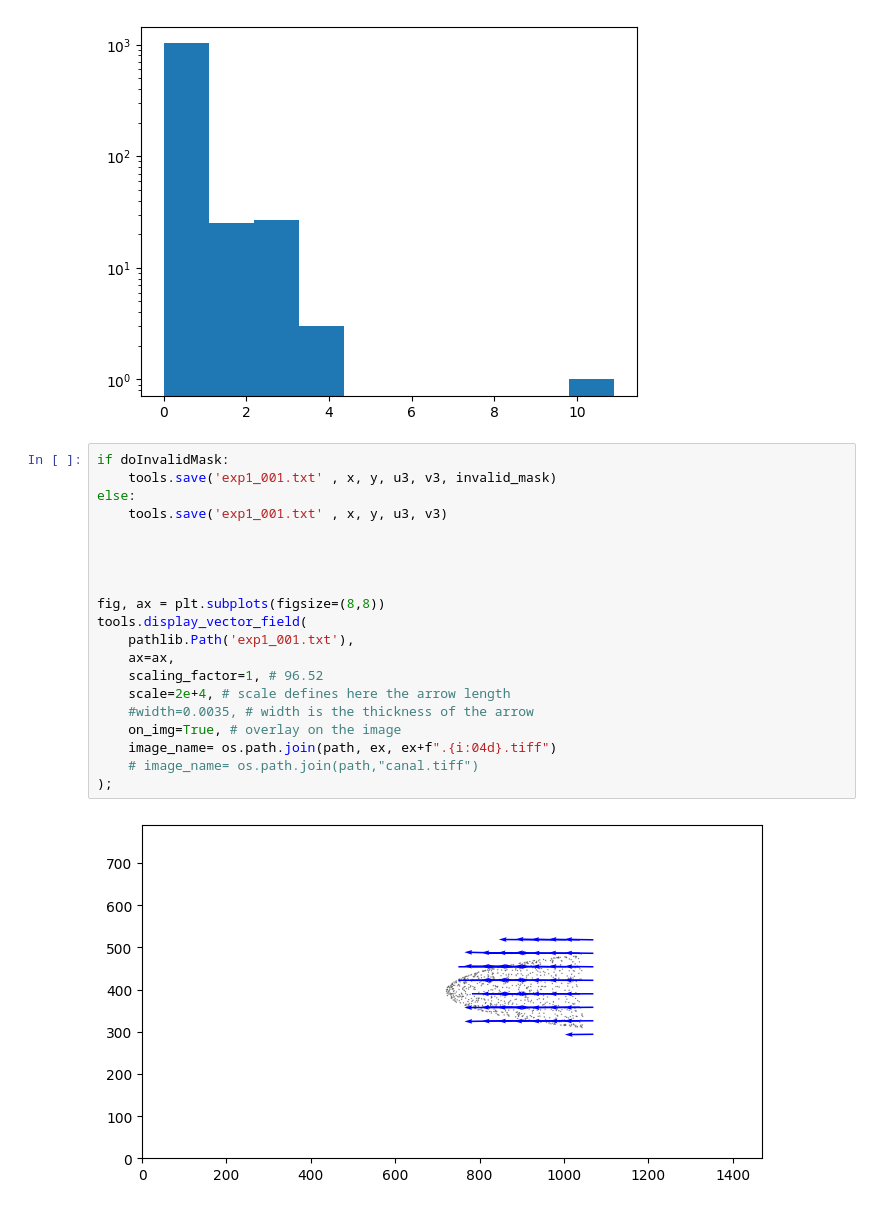
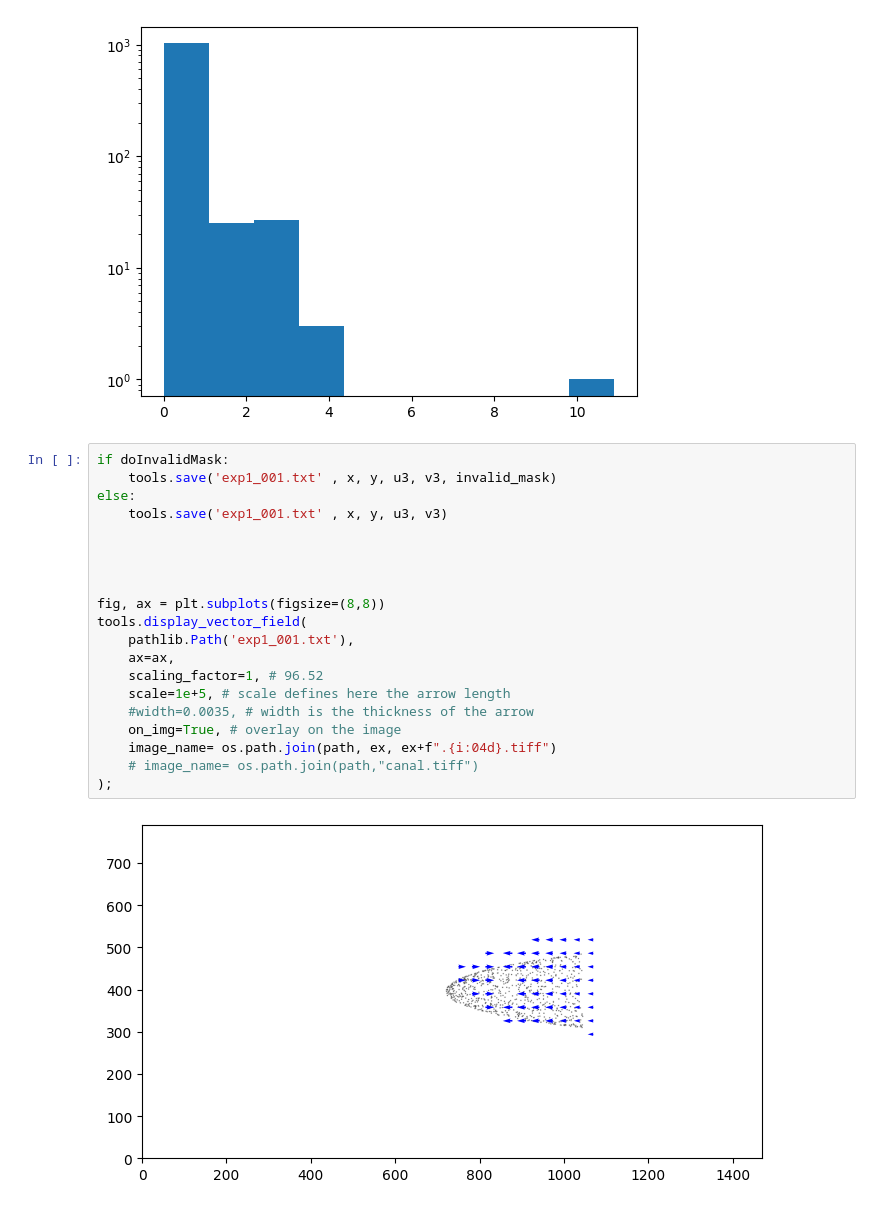
Before and after one commit to MoVo01/PIV-Test, a Jupyter notebook: PIV-Test.ipynb, the cells around one changed output. Saved outputs shown, nothing was run; the diff lists cells and outputs as text.

```diff
--- a/PIV-Test.ipynb
+++ b/PIV-Test.ipynb
@@ -108,22 +108,22 @@ if doScaling:
 # %%
 if doInvalidMask:
     tools.save('exp1_001.txt' , x, y, u3, v3, invalid_mask)
 else:
     tools.save('exp1_001.txt' , x, y, u3, v3)
 
 
 
 
 fig, ax = plt.subplots(figsize=(8,8))
 tools.display_vector_field(
     pathlib.Path('exp1_001.txt'),
     ax=ax,
     scaling_factor=1, # 96.52
-    scale=2e+4, # scale defines here the arrow length
+    scale=1e+5, # scale defines here the arrow length
     #width=0.0035, # width is the thickness of the arrow
     on_img=True, # overlay on the image
     image_name= os.path.join(path, ex, ex+f".{i:04d}.tiff")
     # image_name= os.path.join(path,"canal.tiff")
 );
 # %% [output]
-[figure, old version]
+[figure, new version]
```
